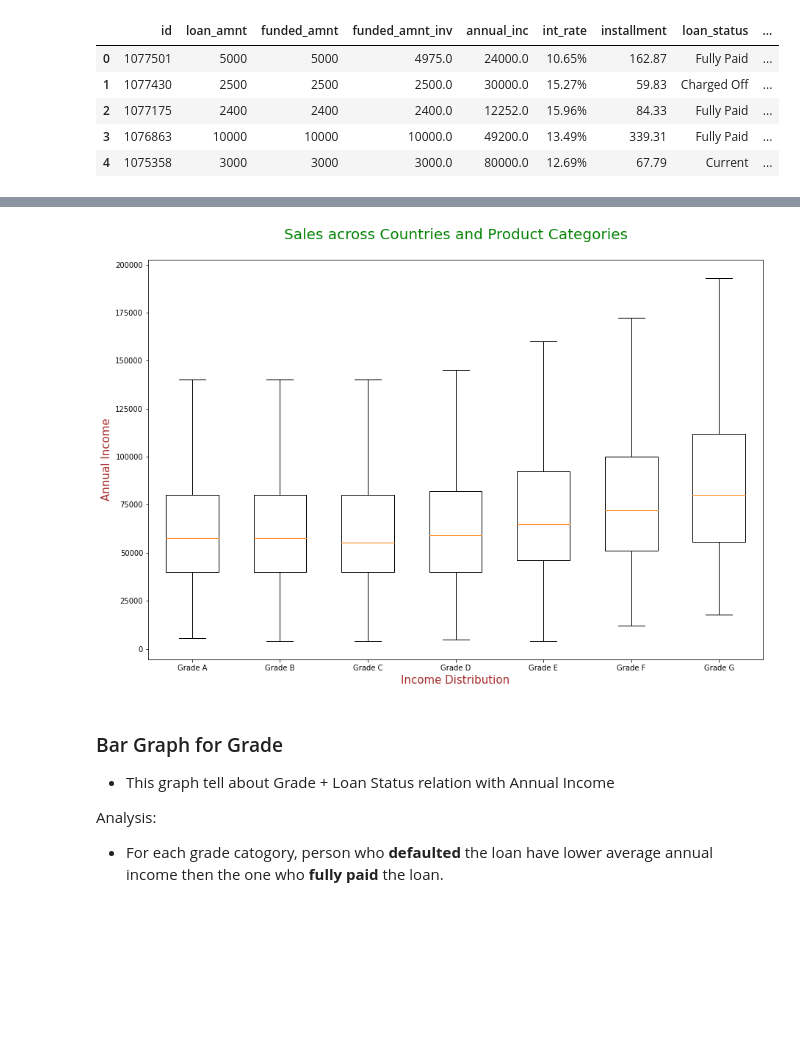
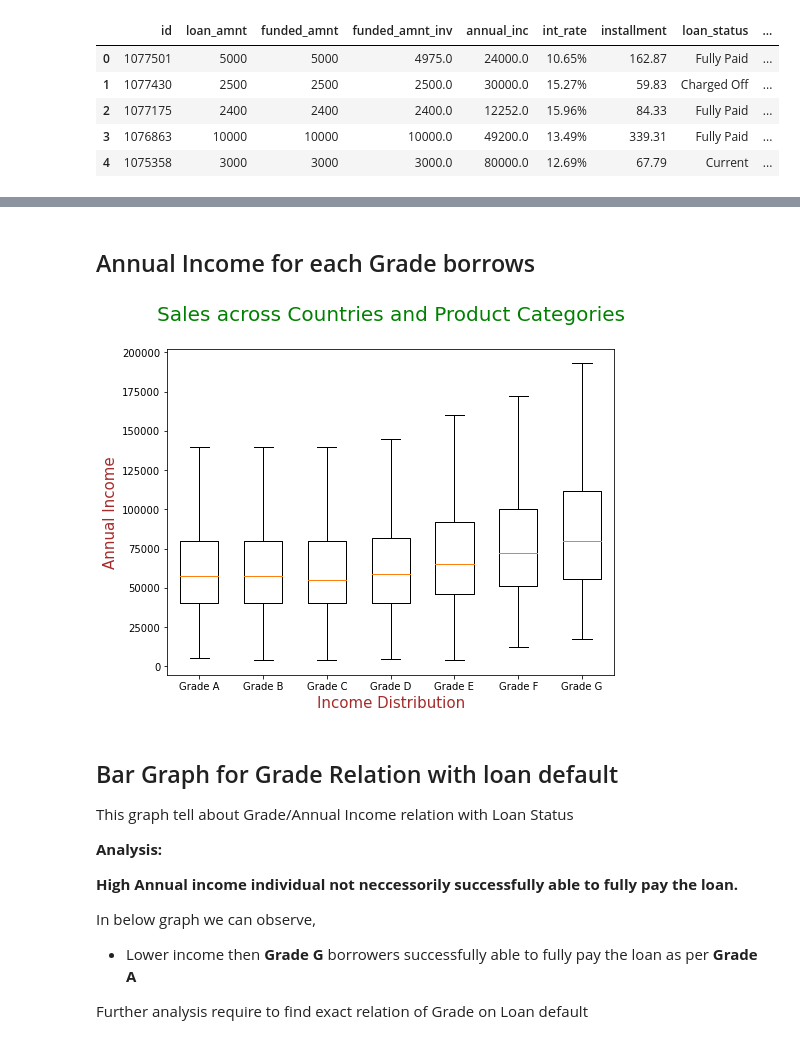
Before and after one commit to RatneshFlash/LendingClubCaseStudy, a Jupyter notebook: Lending_Club_Case_Study.ipynb, the cells around one changed output, grey strips where cells are left out. Drawn from its saved outputs; the diff is of its cells as text; code cells hidden in the pictures; blank space fills up the shorter version.

```diff
--- a/Lending_Club_Case_Study.ipynb
+++ b/Lending_Club_Case_Study.ipynb
@@ -27,4 +30,4 @@ As per above step, we do not found any 'id' is duplicate in record
 # %%
-loan_data = raw_loan_data.loc[:, ['id', 'loan_amnt', 'funded_amnt', 'funded_amnt_inv', 'annual_inc', 'int_rate', 'installment', 'loan_status', 'grade', 'sub_grade', 'dti', 'verification_status', 'term', 'home_ownership', 'purpose']]
+loan_data = raw_loan_data.loc[:, ['id', 'loan_amnt', 'funded_amnt', 'funded_amnt_inv', 'annual_inc', 'int_rate', 'installment', 'loan_status', 'grade', 'sub_grade', 'dti', 'verification_status', 'term', 'home_ownership', 'purpose', 'addr_state']]
 loan_data.shape
 # %% [output]
@@ -180,20 +226,28 @@ income_grade_G = loan_data[loan_data['grade'] == 'G']
+# %% [markdown]
+## Annual Income for each Grade borrows
 # %%
-plt.figure(figsize=[15, 10])
+plt.figure(figsize=[8, 6])
 
-plt.boxplot([income_grade_A['annual_inc'], income_grade_B['annual_inc'], income_grade_C['annual_inc'], income_grade_D['annual_inc'],
-income_grade_E['annual_inc'], income_grade_F['annual_inc'], income_grade_G['annual_inc']],
-    showfliers=False, widths=(0.6))
+# showfliers=False will remove outliers from graph
+plt.boxplot([loan_data.loc[loan_data['grade'] == 'A', 'annual_inc'],
+             loan_data.loc[loan_data['grade'] == 'B', 'annual_inc'],
+             loan_data.loc[loan_data['grade'] == 'C', 'annual_inc'],
+             loan_data.loc[loan_data['grade'] == 'D', 'annual_inc'],
+             loan_data.loc[loan_data['grade'] == 'E', 'annual_inc'],
+             loan_data.loc[loan_data['grade'] == 'F', 'annual_inc'],
+             loan_data.loc[loan_data['grade'] == 'G', 'annual_inc']],
+            showfliers=False, widths=(0.6))
 
 # Adding and formatting title
 plt.title("Sales across Countries and Product Categories\n", fontdict={'fontsize': 20, 'fontweight' : 5, 'color' : 'Green'})
 
 # Labeling Axes
 plt.xlabel("Income Distribution", fontdict={'fontsize': 15, 'fontweight' : 10, 'color' : 'Brown'})
 plt.ylabel("Annual Income", fontdict={'fontsize': 15, 'fontweight' : 10, 'color' : 'Brown'})
 
 plt.xticks((1,2,3,4,5,6,7),["Grade A", "Grade B", "Grade C", "Grade D", "Grade E", "Grade F", "Grade G"])
 
 plt.show()
 # %% [output]
-[figure, old version]
+[figure, new version]
 # %%
@@ -208,10 +262,16 @@ funded_amnt_inv = loan_data['funded_amnt_inv']
 # %% [markdown]
-### Bar Graph for Grade
+## Bar Graph for Grade Relation with loan default
 
-- This graph tell about Grade + Loan Status relation with Annual Income
+This graph tell about Grade/Annual Income relation with Loan Status
 
-Analysis:
-- For each grade catogory, person who **defaulted** the loan have lower average annual income then the one who **fully paid** the loan.
+**Analysis:**
+
+**High Annual income individual not neccessorily successfully able to fully pay the loan.**
+
+In below graph we can observe,
+- Lower income then **Grade G** borrowers successfully able to fully pay the loan as per **Grade A**
+
+Further analysis require to find exact relation of Grade on Loan default
 # %%
 dfg = loan_data.groupby(by=['grade', 'loan_status']).mean()
 dfg = dfg.drop(columns=['id', 'dti', 'installment', 'loan_amnt', 'funded_amnt', 'funded_amnt_inv'])
```
Also changed, not shown: parts of 80 cells of this notebook.
